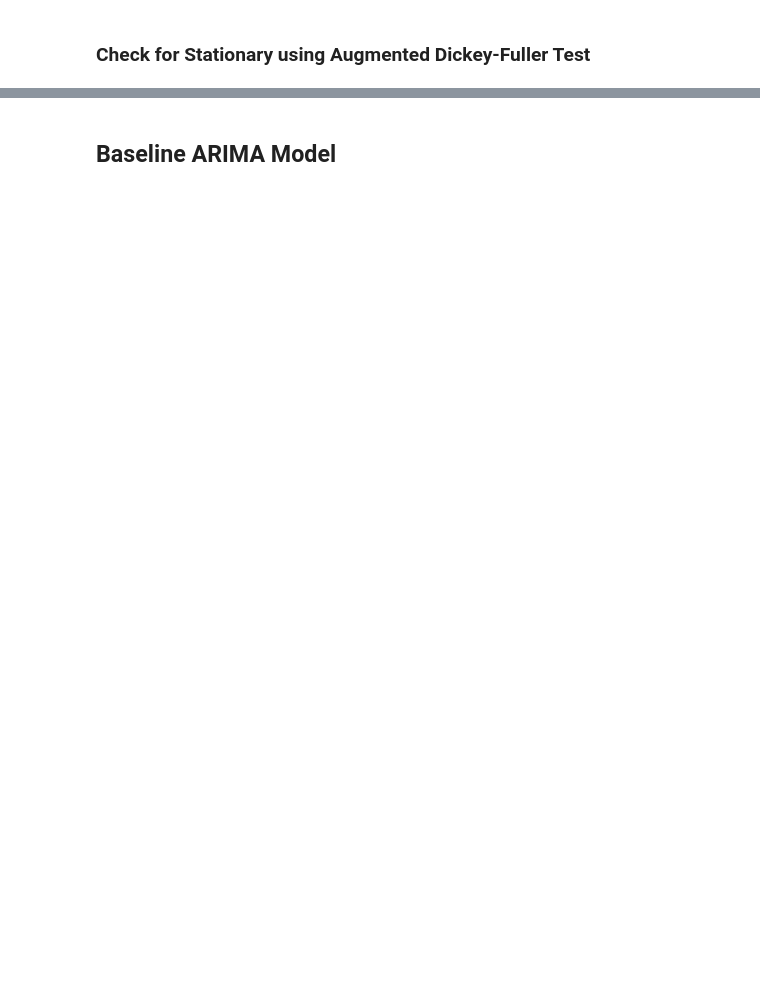
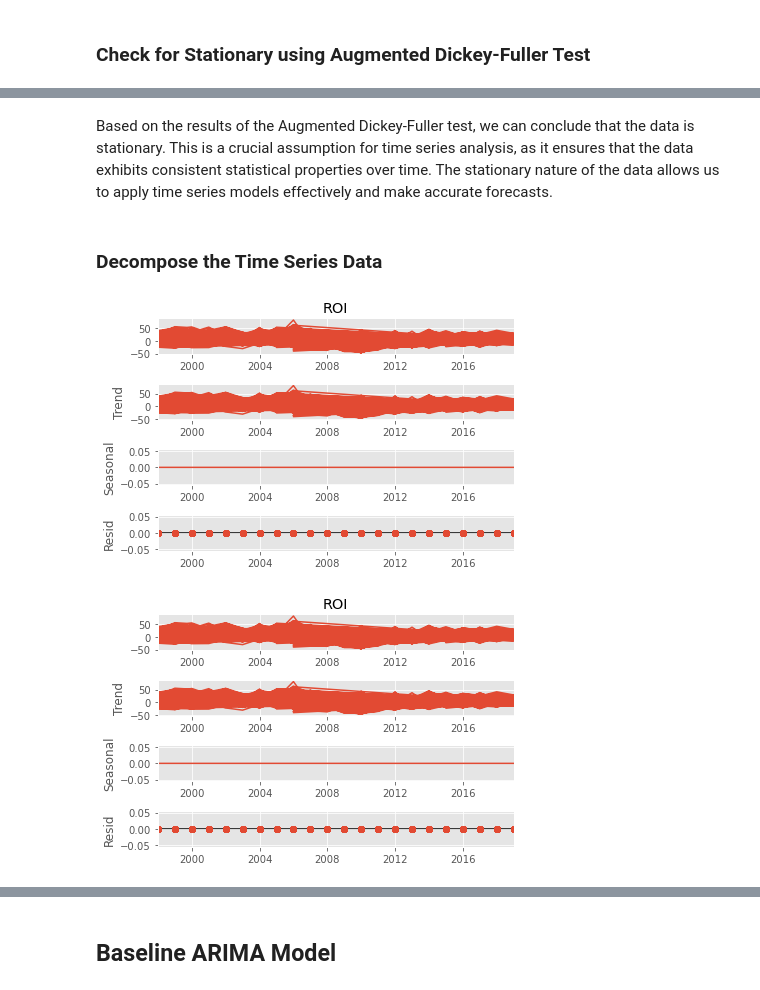
Before and after one commit to mbuvimuia/Time-Series-Analysis-Zillow-Data, a Jupyter notebook: index.ipynb, the cells around one changed output, grey strips where cells are left out. Cells and saved outputs as stored; diff of their text form; code cells hidden in the pictures; blank space fills up the shorter version.

```diff
--- a/index.ipynb
+++ b/index.ipynb
@@ -451,8 +447,0 @@ Time series for Zip Code 1026 is not stationary
-# %%
-# Handle non-stationary time series
-time_series_diff = time_series_data.diff().dropna()
-p_value = adf_test(time_series_diff, title=f'Zip Code {zip_code} (Differenced)')
-if p_value > 0.05:
-    print(f'Time series for Zip Code {zip_code} is not stationary \n')
-else:
-    print(f'Time series for Zip Code {zip_code} is stationary \n')
@@ -486,0 +448,20 @@ train, test = time_series_diff[0:train_size], time_series_diff[train_size:]
+# %%
+# Function to test stationarity of time series data
+def test_stationarity(timeseries, significance_level=0.05):
+    result = adfuller(timeseries)
+    p_value = result[1]
+    return p_value < significance_level
+
+# Function to make data stationary by differencing if necessary
+def make_stationary(timeseries, max_diff=3, significance_level=0.05):
+    diff_count = 0
+    temp_series = timeseries.copy()
+
+    while not test_stationarity(temp_series, significance_level) and diff_count < max_diff:
+        temp_series = temp_series.diff().dropna()
+        diff_count += 1
+
+    return temp_series, diff_count
+# %%
+# Use the above functions on the data
+df_diff, diff_count = make_stationary(df_yearly['ROI'])
@@ -486,0 +484,11 @@ train, test = time_series_diff[0:train_size], time_series_diff[train_size:]
+# %% [markdown]
+Based on the results of the Augmented Dickey-Fuller test, we can conclude that the data is stationary. This is a crucial assumption for time series analysis, as it ensures that the data exhibits consistent statistical properties over time. The stationary nature of the data allows us to apply time series models effectively and make accurate forecasts.
+# %% [markdown]
+### Decompose the Time Series Data
+# %%
+# Decompose the time series data
+decomposition = seasonal_decompose(df_diff, model='additive', period=1)
+decomposition.plot()
+# %% [output]
+[figure, added]
+[figure, added]
```
Also changed, not shown: parts of 46 cells of this notebook, 1 other file.
